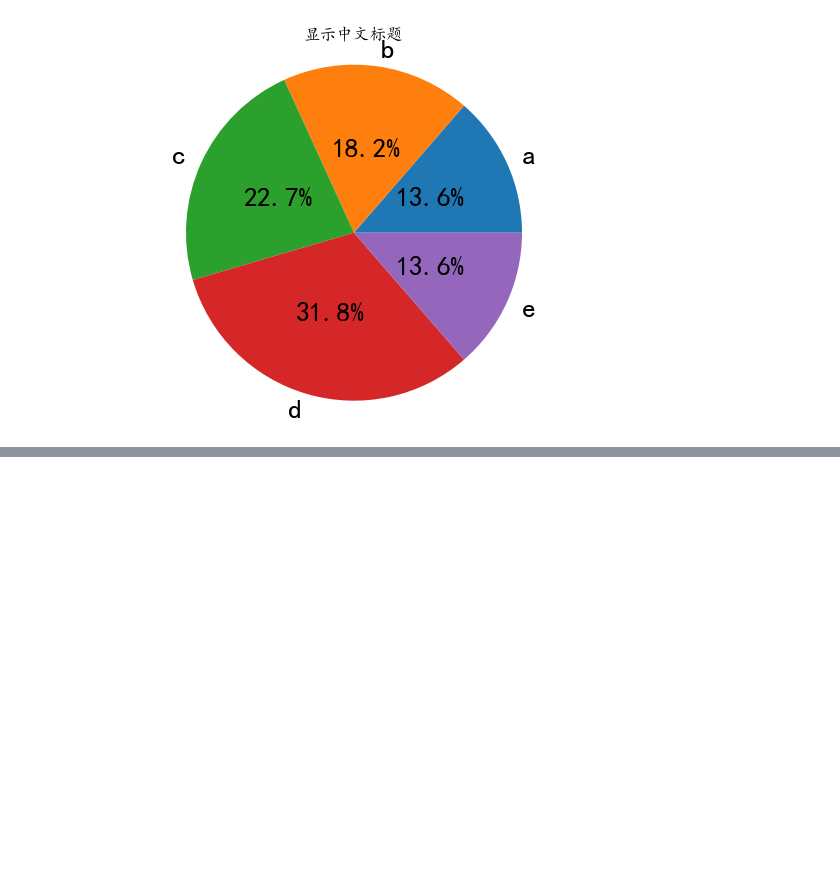
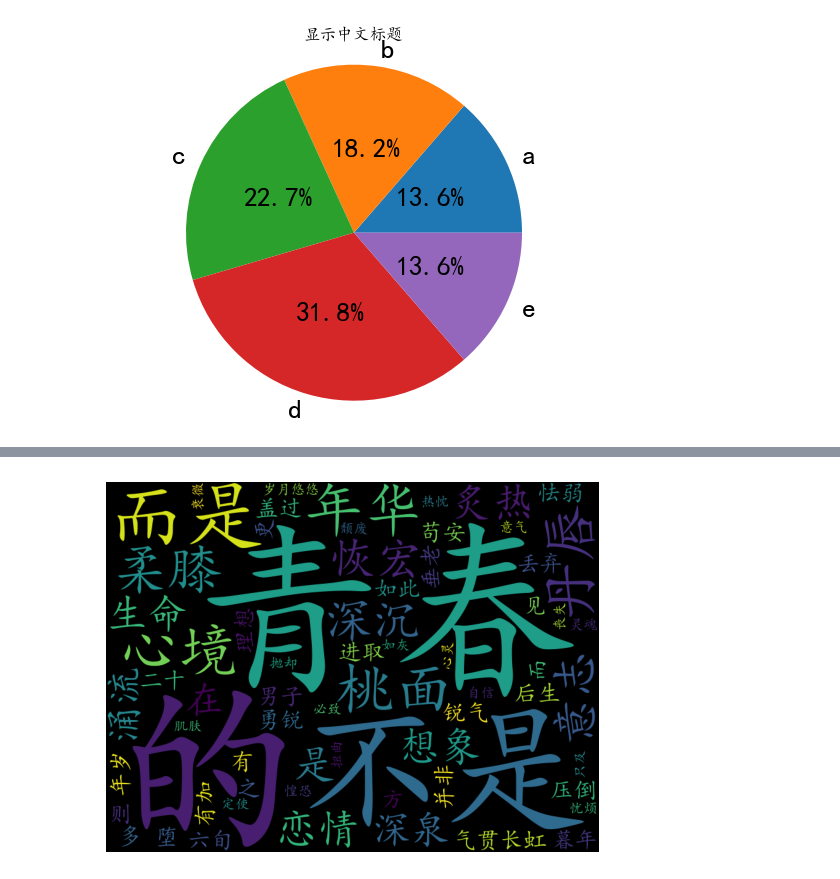
Before and after one commit to sevenTiny/CodeArts, a Jupyter notebook: Python/DataAnalysis/plot.ipynb, the cells around one changed output, grey strips where cells are left out. Drawn from its saved outputs; the diff is of its cells as text; code cells hidden in the pictures; blank space fills up the shorter version.

Commit message:
add wordcloud demo

```diff
--- a/Python/DataAnalysis/plot.ipynb
+++ b/Python/DataAnalysis/plot.ipynb
@@ -118,0 +152,23 @@ plt.axis('equal')  # 正圆
+# %%
+from wordcloud import WordCloud
+import matplotlib.pyplot as plt
+import jieba
+
+mytext = '''
+青春不是年华，而是心境；青春不是桃面、丹唇、柔膝，而是深沉的意志，恢宏的想象，炙热的恋情；青春是生命的深泉在涌流。
+青春气贯长虹，勇锐盖过怯弱，进取压倒苟安。如此锐气，二十后生而有之，六旬男子则更多见。年岁有加，并非垂老，理想丢弃，方堕暮年。
+岁月悠悠，衰微只及肌肤；热忱抛却，颓废必致灵魂。忧烦，惶恐，丧失自信，定使心灵扭曲，意气如灰。
+'''
+
+words = jieba.lcut(mytext)
+text_cut = '/'.join(words)
+# print(text_cut)
+
+wcloud = WordCloud(width=800, height=600,
+                   font_path='SIMKAI.TTF').generate(text_cut)
+
+plt.imshow(wcloud)
+plt.axis('off')
+plt.show()
+# %% [output]
+[figure, added]
```
Also changed, not shown: parts of 4 cells of this notebook, 1 other file.
